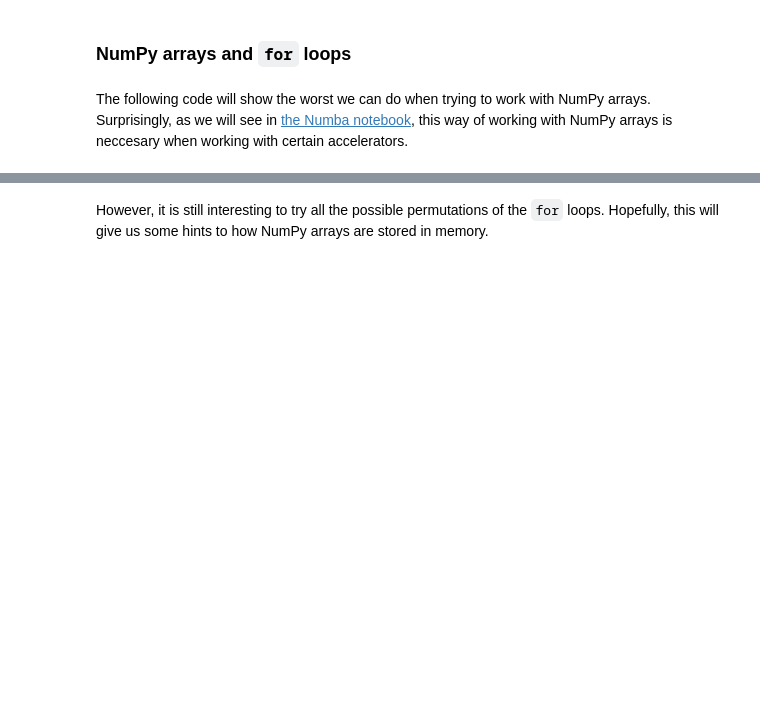
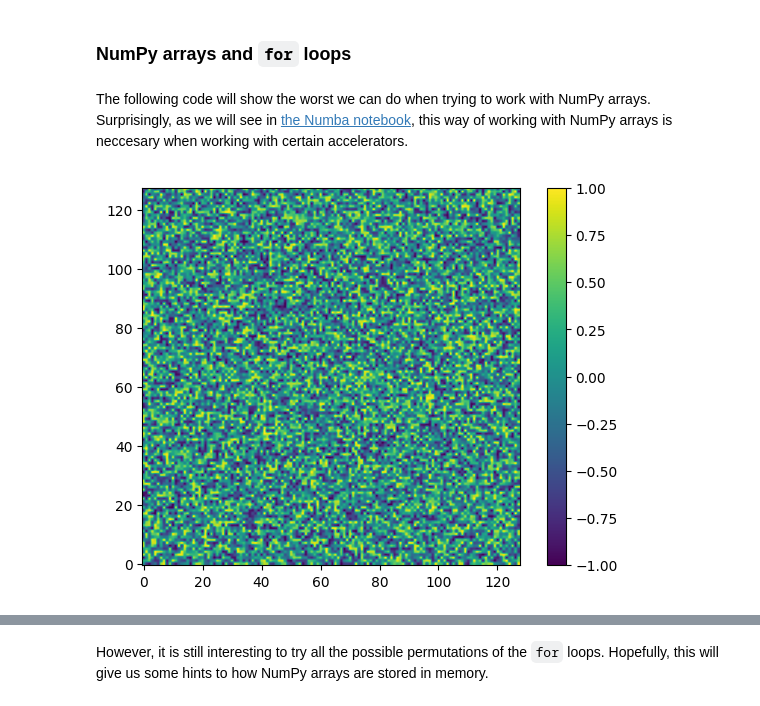
Before and after one commit to ofuhrer/HPC4WC, a Jupyter notebook: projects/2023/project12_highlevel_programming/1_lists_numpy.ipynb, the cells around one changed output, grey strips where cells are left out. Drawn from its saved outputs; the diff is of its cells as text; code cells hidden in the pictures; blank space fills up the shorter version.

```diff
--- a/projects/2023/project12_highlevel_programming/1_lists_numpy.ipynb
+++ b/projects/2023/project12_highlevel_programming/1_lists_numpy.ipynb
@@ -215,7 +222,8 @@ list_sin_pointwise(in_field, out_field)
 # %% [markdown]
 The following code will show the worst we can do when trying to work with NumPy arrays. Surprisingly, as we will see in [the Numba notebook](./2_numba.ipynb), this way of working with NumPy arrays is neccesary when working with certain accelerators.
 # %%
-def array_pointwise(in_field, out_field):
+def array_pointwise(in_field):
+    out_field = np.empty_like(in_field)
     for n in range(N_ITER):
         for k in range(NZ):
             for j in range(NY):
@@ -223,4 +231,12 @@ def array_pointwise(in_field, out_field):
                     out_field[k, j, i] = in_field[k, j, i]
         if n < N_ITER - 1:
             in_field, out_field = out_field, in_field
+    return out_field
+# %%
+in_field = initialize_field(NX, NY, NZ, mode="random")
+out_field = np.zeros_like(in_field)
+out_field = array_pointwise(in_field)
+plot_field(out_field)
+# %% [output]
+[figure, added]
 # %%
```
Also changed, not shown: parts of 32 cells of this notebook.
